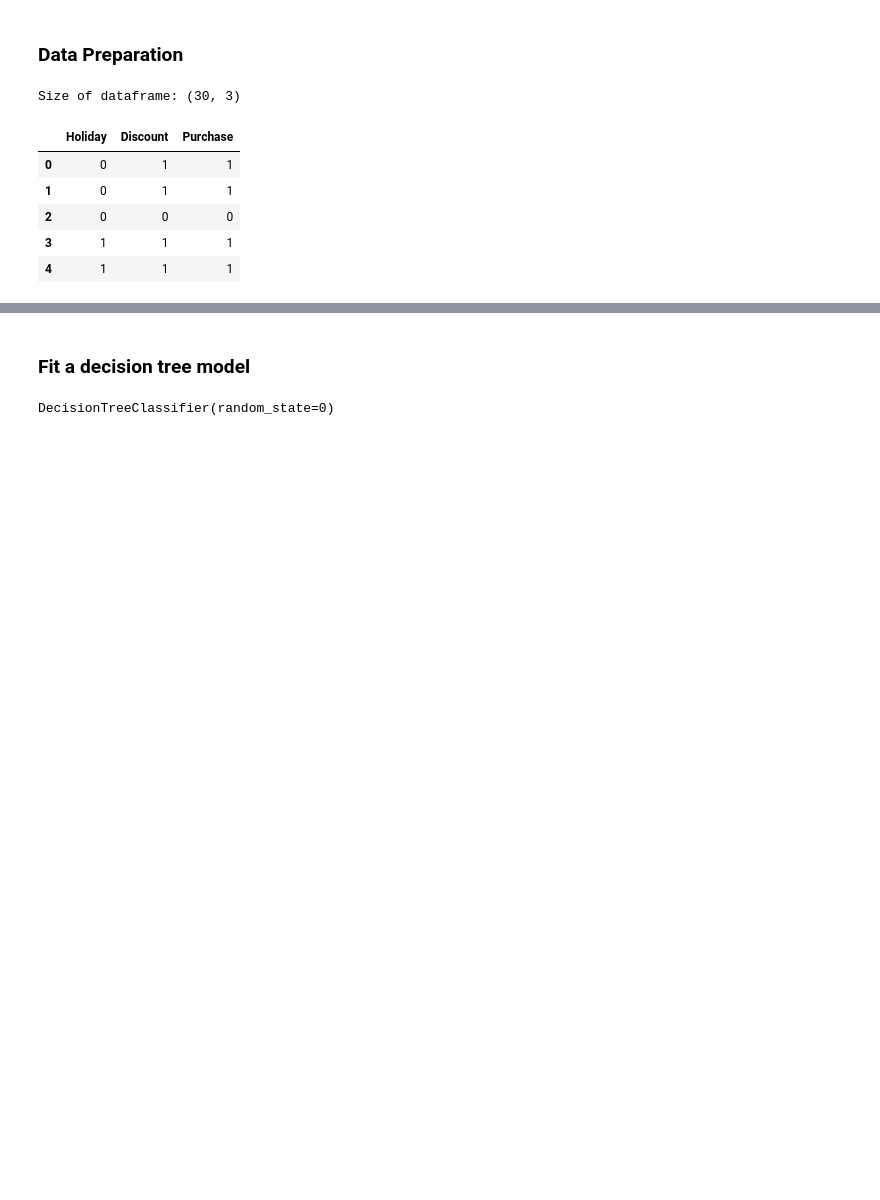
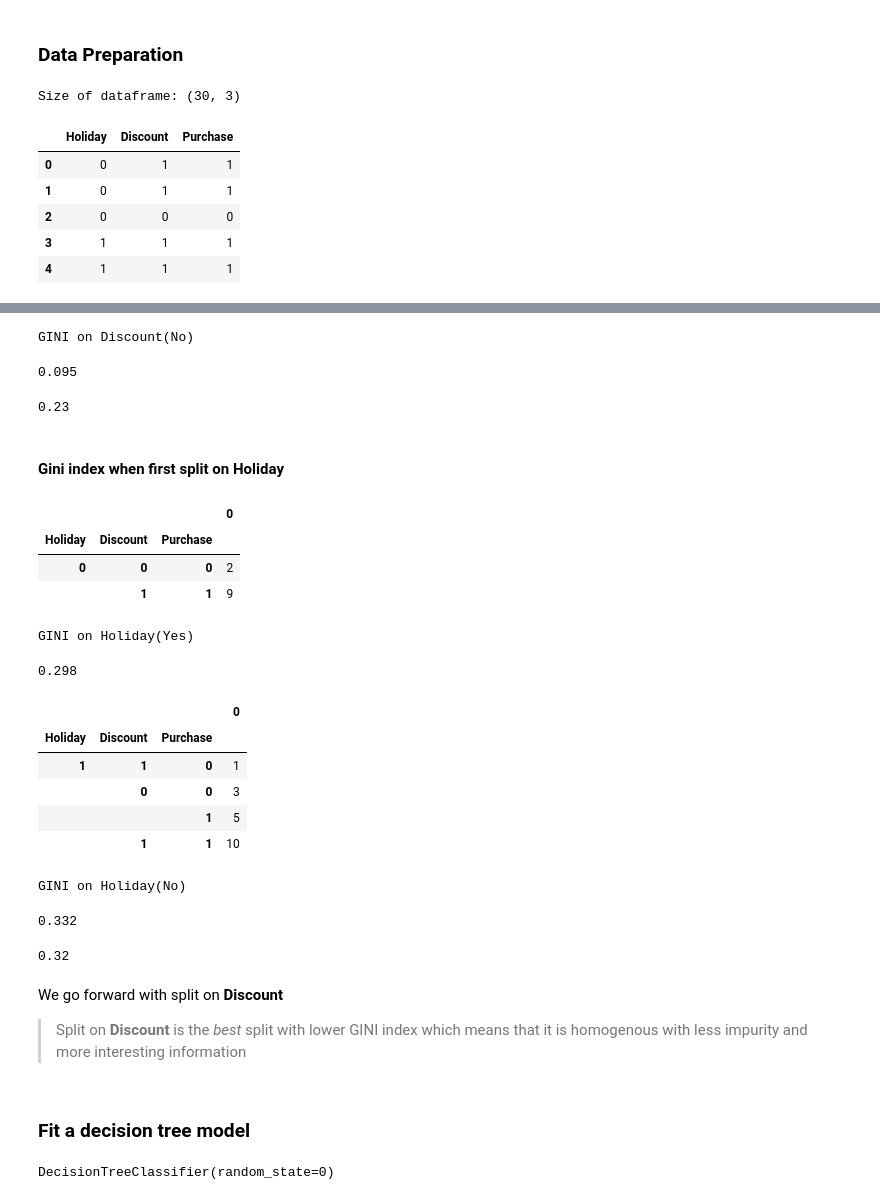
Before and after one commit to KayvanShah1/usc-dsci552-mlds-sp23, a Jupyter notebook: assignment-4/Assignment_4_Decision_Tree_solution.ipynb, the cells around one changed output, grey strips where cells are left out. Saved outputs shown, nothing was run; the diff lists cells and outputs as text; code cells hidden in the pictures; blank space fills up the shorter version.

```diff
--- a/assignment-4/Assignment_4_Decision_Tree_solution.ipynb
+++ b/assignment-4/Assignment_4_Decision_Tree_solution.ipynb
@@ -80,3 +124,56 @@ Size of dataframe: (30, 3)
+# %%
+print("GINI on Discount(No)")
+round(1-((1/20)**2 + (19/20)**2) ,3)
+# %% [output]
+GINI on Discount(No)
+0.095
+# %%
+# Overall Gini of Split
+round((10/30)*0.5 + (20/30)*0.095 ,3)
+# %% [output]
+0.23
+# %% [markdown]
+#### Gini index when first split on **Holiday**
+# %%
+pd.DataFrame(
+    df.loc[df["Holiday"]==0].value_counts(ascending=True)
+)
+# %% [output]
+|  |  |  | 0 |
+| Holiday | Discount | Purchase |  |
+| 0 | 0 | 0 | 2 |
+|  | 1 | 1 | 9 |
+# %%
+print("GINI on Holiday(Yes)")
+round(1-((2/11)**2 + (9/11)**2) ,3)
+# %% [output]
+GINI on Holiday(Yes)
+0.298
+# %%
+pd.DataFrame(
+    df.loc[df["Holiday"]==1].value_counts(ascending=True)
+)
+# %% [output]
+|  |  |  | 0 |
+| Holiday | Discount | Purchase |  |
+| 1 | 1 | 0 | 1 |
+|  | 0 | 0 | 3 |
+|  |  | 1 | 5 |
+|  | 1 | 1 | 10 |
+# %%
+print("GINI on Holiday(No)")
+round(1-((4/19)**2 + (15/19)**2) ,3)
+# %% [output]
+GINI on Holiday(No)
+0.332
+# %%
+# Overall Gini of Split
+round((11/30)*0.298 + (19/30)*0.332 ,3)
+# %% [output]
+0.32
+# %% [markdown]
+We go forward with split on **Discount**
+> Split on **Discount** is the *best* split with lower GINI index which means that it is homogenous with less impurity and more interesting information
 # %% [markdown]
 ### Fit a decision tree model
 # %%
```
Also changed, not shown: parts of 8 cells of this notebook.
